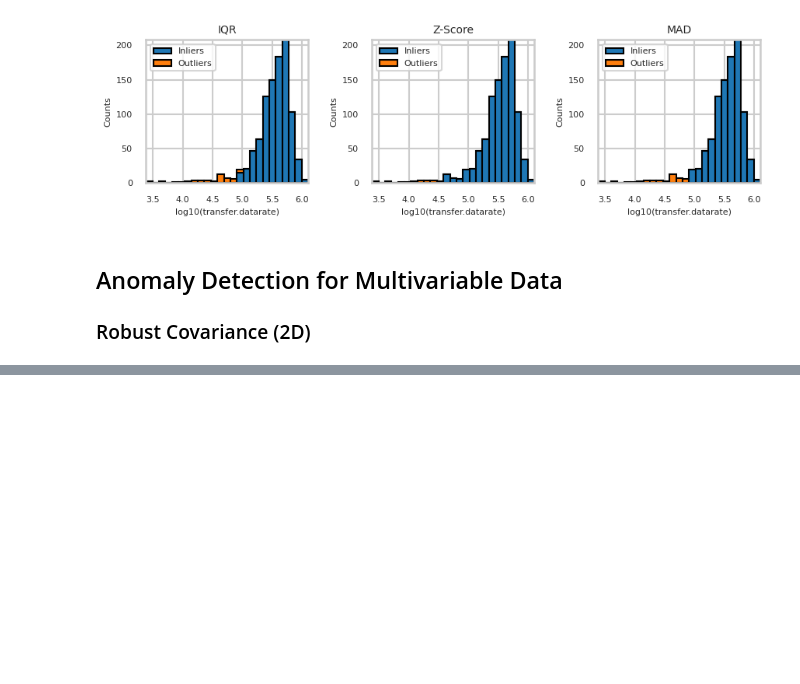
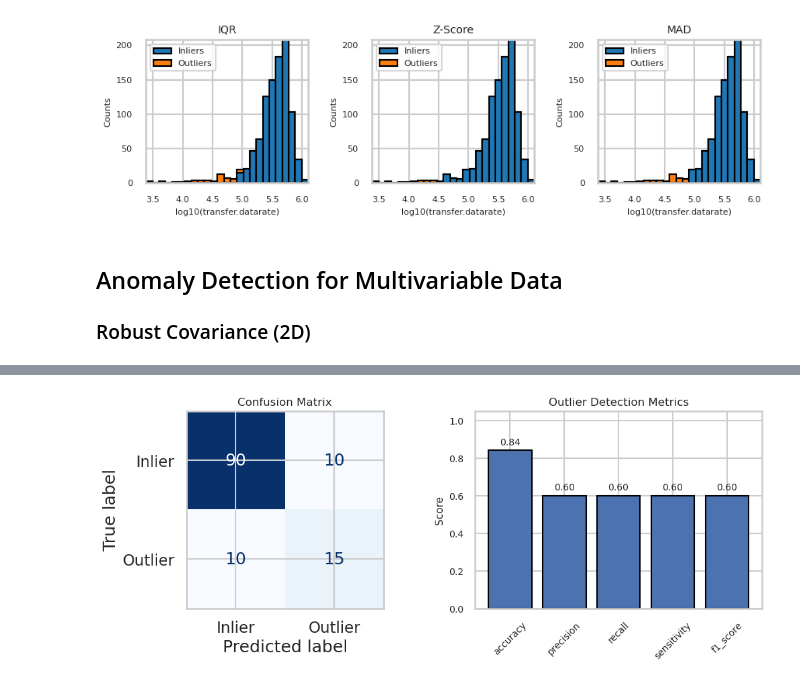
Before and after one commit to JuanMarcosRamirez/xmlad, a Jupyter notebook: 02_anomaly_detection.ipynb, the cells around one changed output, grey strips where cells are left out. Saved outputs shown, nothing was run; the diff lists cells and outputs as text; code cells hidden in the pictures; blank space fills up the shorter version.

```diff
--- a/02_anomaly_detection.ipynb
+++ b/02_anomaly_detection.ipynb
@@ -262,14 +270,26 @@ def make_contaminated_data(
     y_true = np.r_[np.zeros(n_inliers, dtype=bool), np.ones(n_outliers, dtype=bool)]
     return X, y_true
 
-def _mahalanobis_surface(model, xlim, ylim, n_grid: int = 200):
-    xx, yy = np.meshgrid(
-        np.linspace(*xlim, n_grid),
-        np.linspace(*ylim, n_grid),
-    )
-    grid = np.c_[xx.ravel(), yy.ravel()]
-    zz = np.sqrt(model.mahalanobis(grid)).reshape(xx.shape)
-    return xx, yy, zz
+def evaluate_outlier_detection(y_true: np.ndarray, y_pred: np.ndarray):
+    """
+    Compute evaluation metrics for binary outlier detection.
+    Positive class = outlier (True).
+    """
+    y_true = np.asarray(y_true, dtype=bool)
+    y_pred = np.asarray(y_pred, dtype=bool)
+
+    cm = confusion_matrix(y_true, y_pred, labels=[False, True])
+    tn, fp, fn, tp = cm.ravel()
+
+    metrics = {
+        "accuracy": accuracy_score(y_true, y_pred),
+        "precision": precision_score(y_true, y_pred, zero_division=0),
+        "recall": recall_score(y_true, y_pred, zero_division=0),
+        "sensitivity": recall_score(y_true, y_pred, zero_division=0),  # same as recall
+        "f1_score": f1_score(y_true, y_pred, zero_division=0),
+    }
+
+    return metrics, cm, (tn, fp, fn, tp)
 
 np.random.seed(7)
 N_SAMPLES = 125
@@ -277,13 +297,11 @@ N_OUTLIERS = 25
 N_FEATURES = 2
 RANDOM_STATE = 42
 
-
 X, y_true = make_contaminated_data(n_samples=N_SAMPLES,
                                    n_outliers=N_OUTLIERS,
                                    n_features=N_FEATURES)
 
 contamination = N_OUTLIERS / N_SAMPLES
-
 
 mle = EmpiricalCovariance().fit(X)
 mcd = MinCovDet().fit(X)
@@ -293,6 +311,55 @@ detected = ee.predict(X) == -1
 
 print(f"MCD covariance:\n{mcd.covariance_}\n")
 print(f"MLE covariance:\n{mle.covariance_}\n")
+
+# ------------------------------------------------------------
+# Evaluate EllipticEnvelope detection
+# ------------------------------------------------------------
+metrics, cm, (tn, fp, fn, tp) = evaluate_outlier_detection(y_true, detected)
+
+print("Confusion matrix:")
+print(cm)
+print(f"TN={tn}, FP={fp}, FN={fn}, TP={tp}\n")
+
+print("Metrics:")
+for name, value in metrics.items():
+    print(f"{name:>12}: {value:.4f}")
+
+# ------------------------------------------------------------
+# Visualization: confusion matrix + metric bar chart
+# ------------------------------------------------------------
+fig, axes = plt.subplots(1, 2, figsize=(10, 4), constrained_layout=True)
+
+# Confusion matrix
+disp = ConfusionMatrixDisplay(
+    confusion_matrix=cm,
+    display_labels=["Inlier", "Outlier"],
+)
+disp.plot(ax=axes[0], cmap="Blues", colorbar=False)
+axes[0].set_title("Confusion Matrix", fontsize=12)
+
+# Metrics
+metric_names = ["accuracy", "precision", "recall", "sensitivity", "f1_score"]
+metric_values = [metrics[m] for m in metric_names]
+
+bars = axes[1].bar(metric_names, metric_values, edgecolor="black")
+axes[1].set_ylim(0, 1.05)
+axes[1].set_ylabel("Score", fontsize=11)
+axes[1].set_title("Outlier Detection Metrics", fontsize=12)
+axes[1].tick_params(axis="x", rotation=45, labelsize=10)
+axes[1].tick_params(axis="y", labelsize=10)
+
+for bar, value in zip(bars, metric_values):
+    axes[1].text(
+        bar.get_x() + bar.get_width() / 2,
+        value + 0.02,
+        f"{value:.2f}",
+        ha="center",
+        va="bottom",
+        fontsize=10,
+    )
+
+plt.show()
 # %% [output]
 MCD covariance:
 [[ 3.43921168 -0.08060231]
@@ -304 +383,2 @@ MLE covariance:
+[figure, added]
 # %%
```
Also changed, not shown: parts of 4 cells of this notebook.
